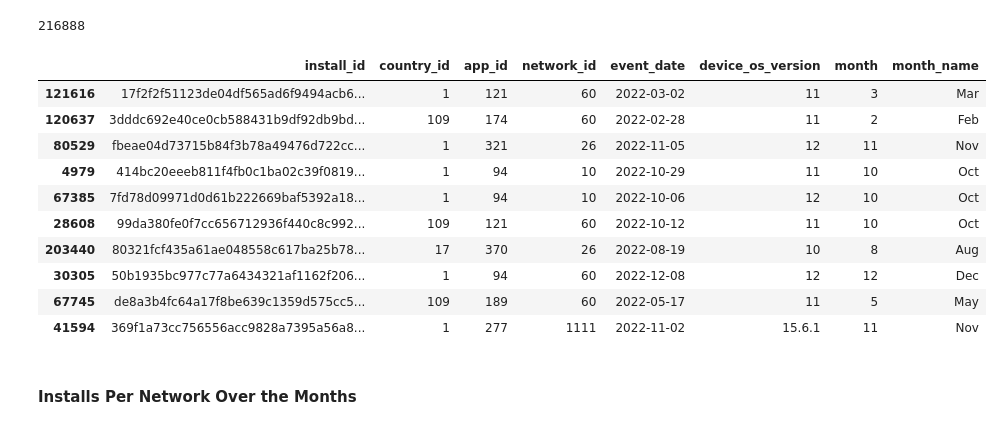
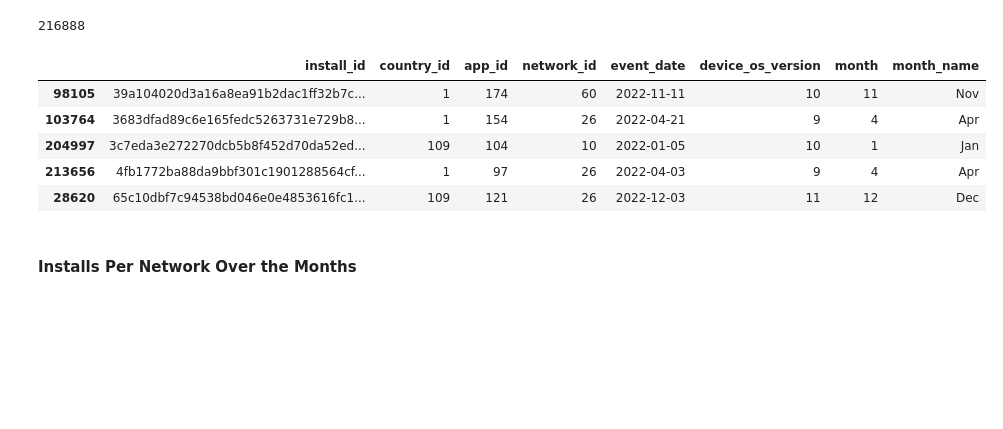
Before and after one commit to roshaan7zafar/JustDice, a Jupyter notebook: main.ipynb, the cells around one changed output. Saved outputs shown, nothing was run; the diff lists cells and outputs as text; code cells hidden in the pictures; blank space fills up the shorter version.

Commit message:
changes to install file

```diff
--- a/main.ipynb
+++ b/main.ipynb
@@ -17,19 +17,14 @@ len(installs_df)
 installs_df['month'] = pd.DatetimeIndex(installs_df['event_date']).month
 installs_df['month_name'] = installs_df['month'].apply(lambda x: calendar.month_abbr[x])
 # %%
-installs_df.sample(10)
+installs_df.sample(5)
 # %% [output]
 |  | install_id | country_id | app_id | network_id | event_date | device_os_version | month | month_name |
-| 121616 | 17f2f2f51123de04df565ad6f9494acb6... | 1 | 121 | 60 | 2022-03-02 | 11 | 3 | Mar |
-| 120637 | 3dddc692e40ce0cb588431b9df92db9bd... | 109 | 174 | 60 | 2022-02-28 | 11 | 2 | Feb |
-| 80529 | fbeae04d73715b84f3b78a49476d722cc... | 1 | 321 | 26 | 2022-11-05 | 12 | 11 | Nov |
-| 4979 | 414bc20eeeb811f4fb0c1ba02c39f0819... | 1 | 94 | 10 | 2022-10-29 | 11 | 10 | Oct |
-| 67385 | 7fd78d09971d0d61b222669baf5392a18... | 1 | 94 | 10 | 2022-10-06 | 12 | 10 | Oct |
-| 28608 | 99da380fe0f7cc656712936f440c8c992... | 109 | 121 | 60 | 2022-10-12 | 11 | 10 | Oct |
-| 203440 | 80321fcf435a61ae048558c617ba25b78... | 17 | 370 | 26 | 2022-08-19 | 10 | 8 | Aug |
-| 30305 | 50b1935bc977c77a6434321af1162f206... | 1 | 94 | 60 | 2022-12-08 | 12 | 12 | Dec |
-| 67745 | de8a3b4fc64a17f8be639c1359d575cc5... | 109 | 189 | 60 | 2022-05-17 | 11 | 5 | May |
-| 41594 | 369f1a73cc756556acc9828a7395a56a8... | 1 | 277 | 1111 | 2022-11-02 | 15.6.1 | 11 | Nov |
+| 98105 | 39a104020d3a16a8ea91b2dac1ff32b7c... | 1 | 174 | 60 | 2022-11-11 | 10 | 11 | Nov |
+| 103764 | 3683dfad89c6e165fedc5263731e729b8... | 1 | 154 | 26 | 2022-04-21 | 9 | 4 | Apr |
+| 204997 | 3c7eda3e272270dcb5b8f452d70da52ed... | 109 | 104 | 10 | 2022-01-05 | 10 | 1 | Jan |
+| 213656 | 4fb1772ba88da9bbf301c1901288564cf... | 1 | 97 | 26 | 2022-04-03 | 9 | 4 | Apr |
+| 28620 | 65c10dbf7c94538bd046e0e4853616fc1... | 109 | 121 | 26 | 2022-12-03 | 11 | 12 | Dec |
 # %% [markdown]
 #### Installs Per Network Over the Months
 # %%
```
Also changed, not shown: parts of 10 cells of this notebook.
